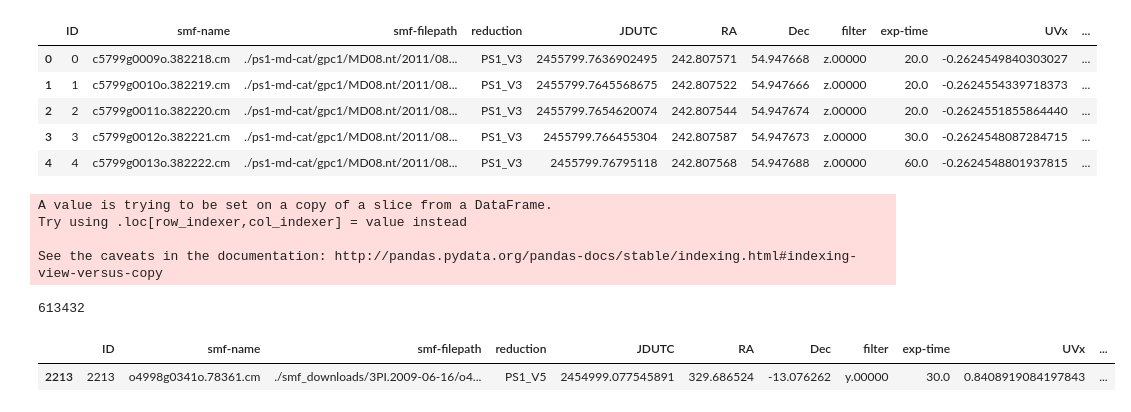
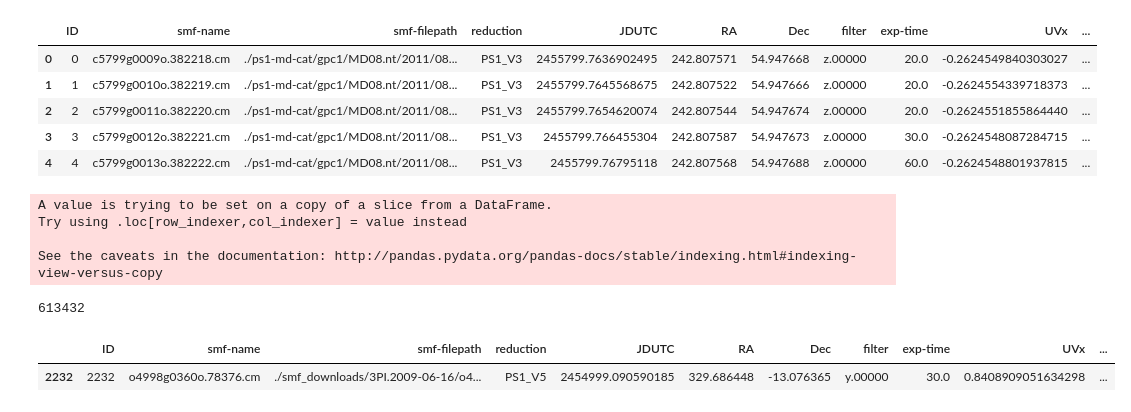
Before and after one commit to Alexandros101/Irregular-Satellites, a Jupyter notebook: readtable.ipynb, the cells around one changed output. Cells and saved outputs as stored; diff of their text form; code cells hidden in the pictures.

```diff
--- a/readtable.ipynb
+++ b/readtable.ipynb
@@ -45,8 +45,8 @@ See the caveats in the documentation: http://pandas.pydata.org/pandas-docs/stabl
 df['RA>100'].sum()
 # %% [output]
 613432
-# %%
-df[2213:2214]
-# %% [output]
-|  | ID | smf-name | smf-filepath | reduction | JDUTC | RA | Dec | filter | exp-time | UVx | ... |
-| 2213 | 2213 | o4998g0341o.78361.cm | ./smf_downloads/3PI.2009-06-16/o4... | PS1_V5 | 2454999.077545891 | 329.686524 | -13.076262 | y.00000 | 30.0 | 0.8408919084197843 | ... |
+# %%
+df[2232:2233]
+# %% [output]
+|  | ID | smf-name | smf-filepath | reduction | JDUTC | RA | Dec | filter | exp-time | UVx | ... |
+| 2232 | 2232 | o4998g0360o.78376.cm | ./smf_downloads/3PI.2009-06-16/o4... | PS1_V5 | 2454999.090590185 | 329.686448 | -13.076365 | y.00000 | 30.0 | 0.8408909051634298 | ... |
```
Also changed, not shown: 6 other files.
